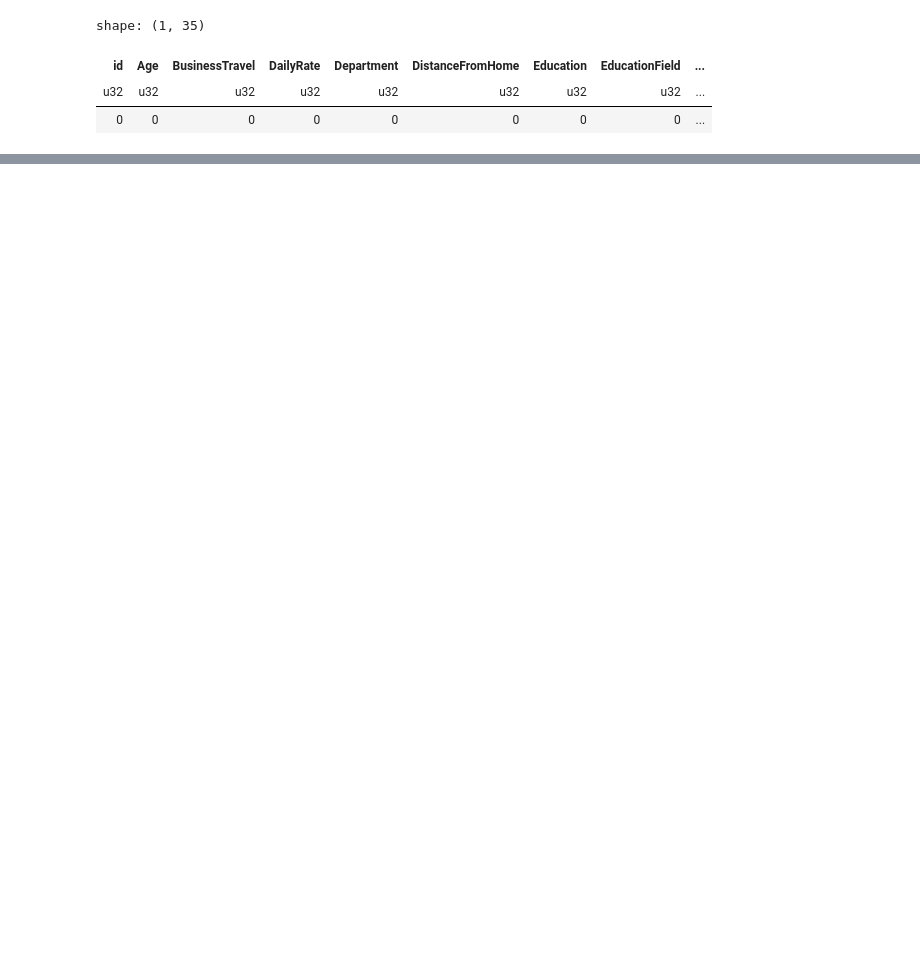
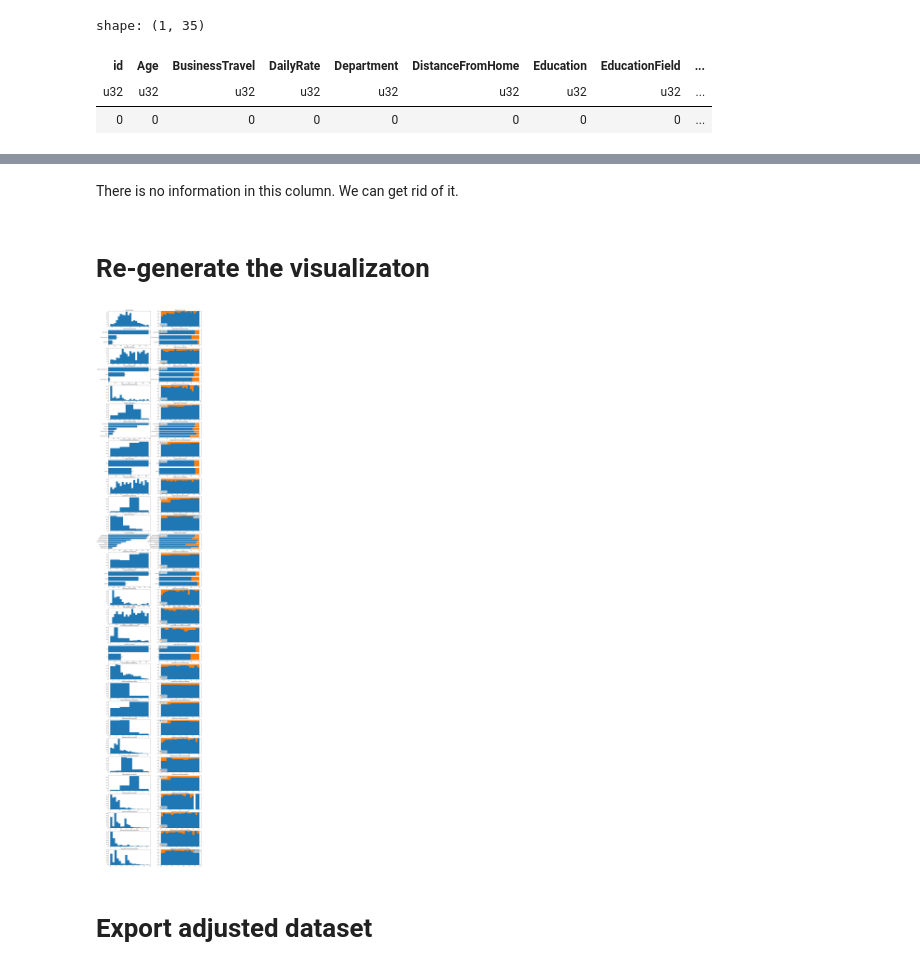
Before and after one commit to kurazu/kaggle-playground, a Jupyter notebook: s03e03/EDA.ipynb, the cells around one changed output, grey strips where cells are left out. Saved outputs shown, nothing was run; the diff lists cells and outputs as text; code cells hidden in the pictures; blank space fills up the shorter version.

```diff
--- a/s03e03/EDA.ipynb
+++ b/s03e03/EDA.ipynb
@@ -149,0 +272,2 @@ plot_counts('stroke')
+# %% [markdown]
+There is no information in this column. We can get rid of it.
@@ -149,0 +276,8 @@ plot_counts('stroke')
+# %% [markdown]
+# Re-generate the visualizaton
+# %%
+plot_columns_and_target_factors(df, target_column_name="Attrition", excluded_columns={"id"})
+# %% [output]
+[figure, added]
+# %% [markdown]
+# Export adjusted dataset
```
Also changed, not shown: parts of 54 cells of this notebook, 2 other files.
